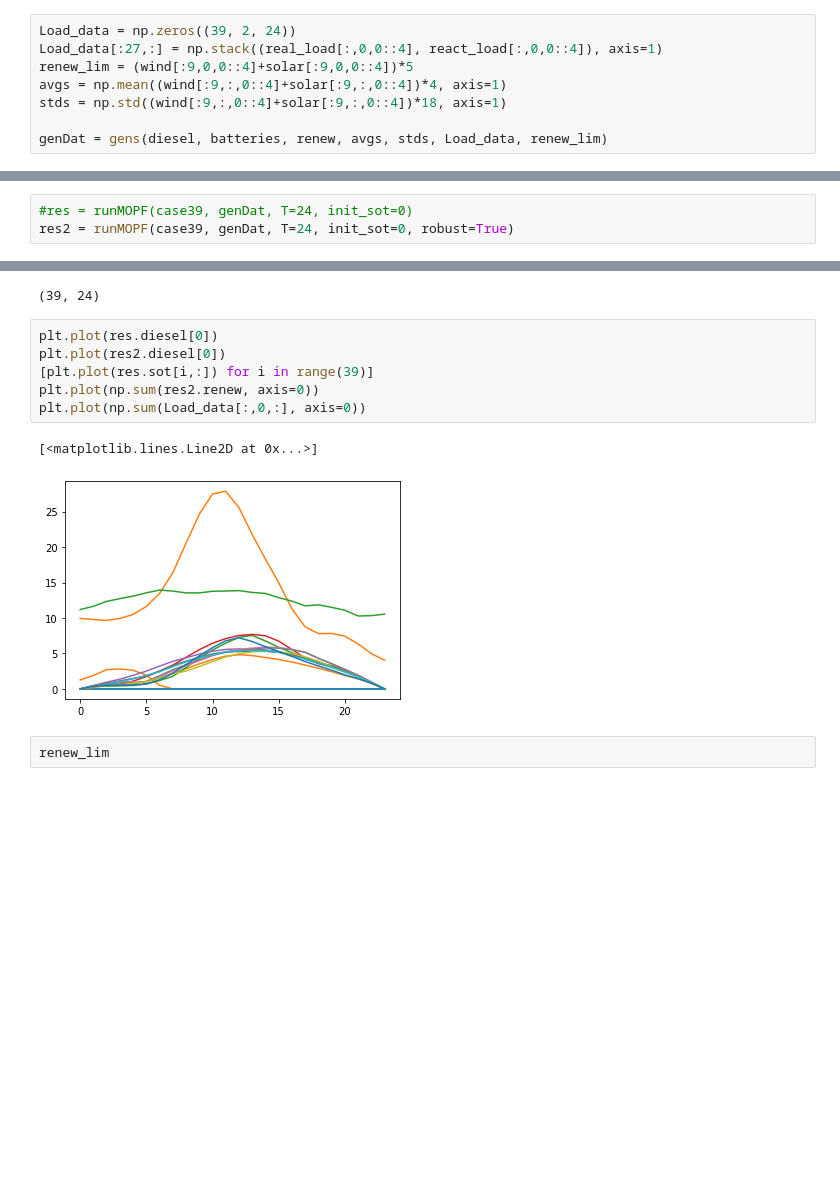
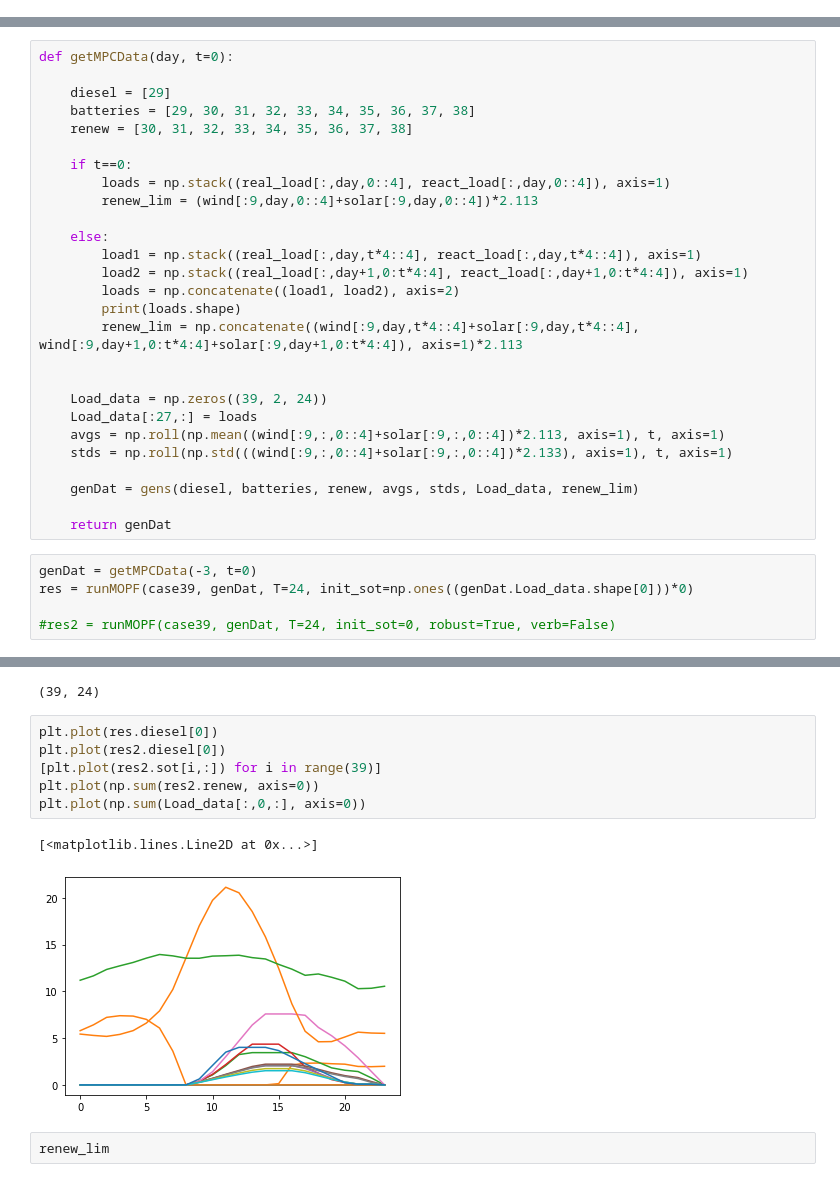
Before and after one commit to The-Wolf3/CE295-OPF, a Jupyter notebook: Multiperiod.ipynb, the cells around one changed output, grey strips where cells are left out. Saved outputs shown, nothing was run; the diff lists cells and outputs as text; blank space fills up the shorter version.

```diff
--- a/Multiperiod.ipynb
+++ b/Multiperiod.ipynb
@@ -225,11 +214,3 @@ real_load = toNDct(real_load_dict)
 react_load = toNDct(reactive_load_dict)
 wind = toNDct(wind_dict)
 solar = toNDct(pv_dict)
-# %%
-Load_data = np.zeros((39, 2, 24))
-Load_data[:27,:] = np.stack((real_load[:,0,0::4], react_load[:,0,0::4]), axis=1)
-renew_lim = (wind[:9,0,0::4]+solar[:9,0,0::4])*5
-avgs = np.mean((wind[:9,:,0::4]+solar[:9,:,0::4])*4, axis=1)
-stds = np.std((wind[:9,:,0::4]+solar[:9,:,0::4])*18, axis=1)
-
-genDat = gens(diesel, batteries, renew, avgs, stds, Load_data, renew_lim)
@@ -239,0 +217,32 @@ avgs.shape
+# %%
+def getMPCData(day, t=0):
+
+    diesel = [29]
+    batteries = [29, 30, 31, 32, 33, 34, 35, 36, 37, 38]
+    renew = [30, 31, 32, 33, 34, 35, 36, 37, 38]
+
+    if t==0:
+        loads = np.stack((real_load[:,day,0::4], react_load[:,day,0::4]), axis=1)
+        renew_lim = (wind[:9,day,0::4]+solar[:9,day,0::4])*2.113
+
+    else:
+        load1 = np.stack((real_load[:,day,t*4::4], react_load[:,day,t*4::4]), axis=1)
+        load2 = np.stack((real_load[:,day+1,0:t*4:4], react_load[:,day+1,0:t*4:4]), axis=1)
+        loads = np.concatenate((load1, load2), axis=2)
+        print(loads.shape)
+        renew_lim = np.concatenate((wind[:9,day,t*4::4]+solar[:9,day,t*4::4], wind[:9,day+1,0:t*4:4]+solar[:9,day+1,0:t*4:4]), axis=1)*2.113
+
+
+    Load_data = np.zeros((39, 2, 24))
+    Load_data[:27,:] = loads
+    avgs = np.roll(np.mean((wind[:9,:,0::4]+solar[:9,:,0::4])*2.113, axis=1), t, axis=1)
+    stds = np.roll(np.std(((wind[:9,:,0::4]+solar[:9,:,0::4])*2.133), axis=1), t, axis=1)
+
+    genDat = gens(diesel, batteries, renew, avgs, stds, Load_data, renew_lim)
+
+    return genDat
+# %%
+genDat = getMPCData(-3, t=0)
+res = runMOPF(case39, genDat, T=24, init_sot=np.ones((genDat.Load_data.shape[0]))*0)
+
+#res2 = runMOPF(case39, genDat, T=24, init_sot=0, robust=True, verb=False)
@@ -244,3 +293,0 @@ np.sum(Load_data[:,1, 0])
-# %%
-#res = runMOPF(case39, genDat, T=24, init_sot=0)
-res2 = runMOPF(case39, genDat, T=24, init_sot=0, robust=True)
@@ -292,12 +330,12 @@ res.sot.shape
 # %%
 plt.plot(res.diesel[0])
 plt.plot(res2.diesel[0])
-[plt.plot(res.sot[i,:]) for i in range(39)]
+[plt.plot(res2.sot[i,:]) for i in range(39)]
 plt.plot(np.sum(res2.renew, axis=0))
 plt.plot(np.sum(Load_data[:,0,:], axis=0))
 # %% [output]
 [<matplotlib.lines.Line2D at 0x...>]
-[figure, old version]
+[figure, new version]
 # %%
 renew_lim
 # %% [output]
```
Also changed, not shown: parts of 12 cells of this notebook, 2 other files.
